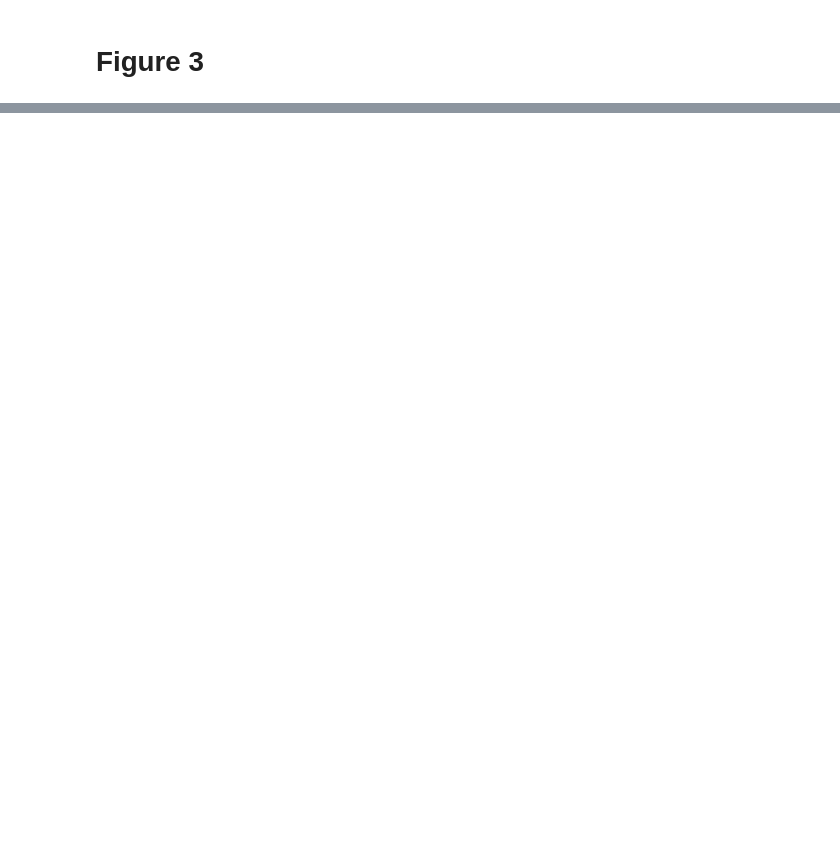
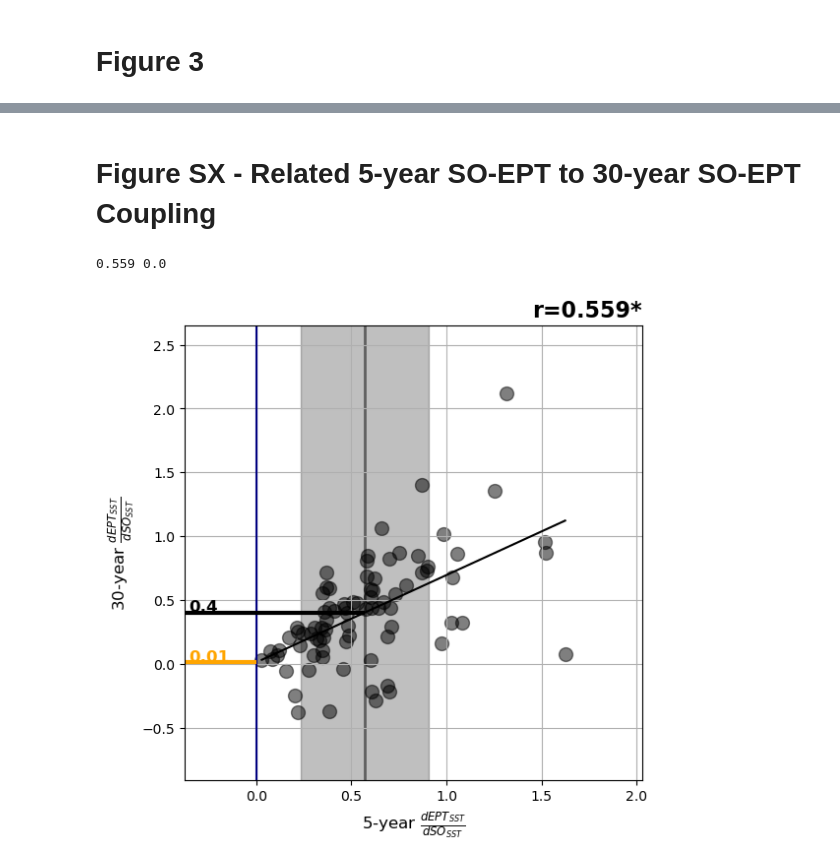
Before and after one commit to zacespinosa/SO-EP-teleconnection, a Jupyter notebook: Figure_Notebooks/Figure_3_swcf_coupling.ipynb, the cells around one changed output, grey strips where cells are left out. Cells and saved outputs as stored; diff of their text form; code cells hidden in the pictures; blank space fills up the shorter version.

```diff
--- a/Figure_Notebooks/Figure_3_swcf_coupling.ipynb
+++ b/Figure_Notebooks/Figure_3_swcf_coupling.ipynb
@@ -308,0 +331,12 @@ plt.savefig("/home/espinosa10/SO-EP-teleconnection/Manuscript_Figures/Main/Figur
+# %% [markdown]
+# Figure SX - Related 5-year SO-EPT to 30-year SO-EPT Coupling
+# %%
+######## SWCF EPSA vs dEPT/dSO ############
+fig, ax = plt.subplots(1, 1, figsize=(6,6))
+create_panel_a(ax, rvalues_so_ept_coupling["reg"].sel(years=12*5), rvalues_so_ept_coupling["reg"].sel(years=12*30))
+ax.set_xlabel(r"5-year $\frac{d EPT_{SST}}{dSO_{SST}}$", fontsize=12)
+ax.set_ylabel(r"30-year $\frac{d EPT_{SST}}{dSO_{SST}}$", fontsize=12)
+ax.grid()
+# %% [output]
+0.559 0.0
+[figure, added]
```
Also changed, not shown: parts of 2 cells of this notebook, 17 other files.
